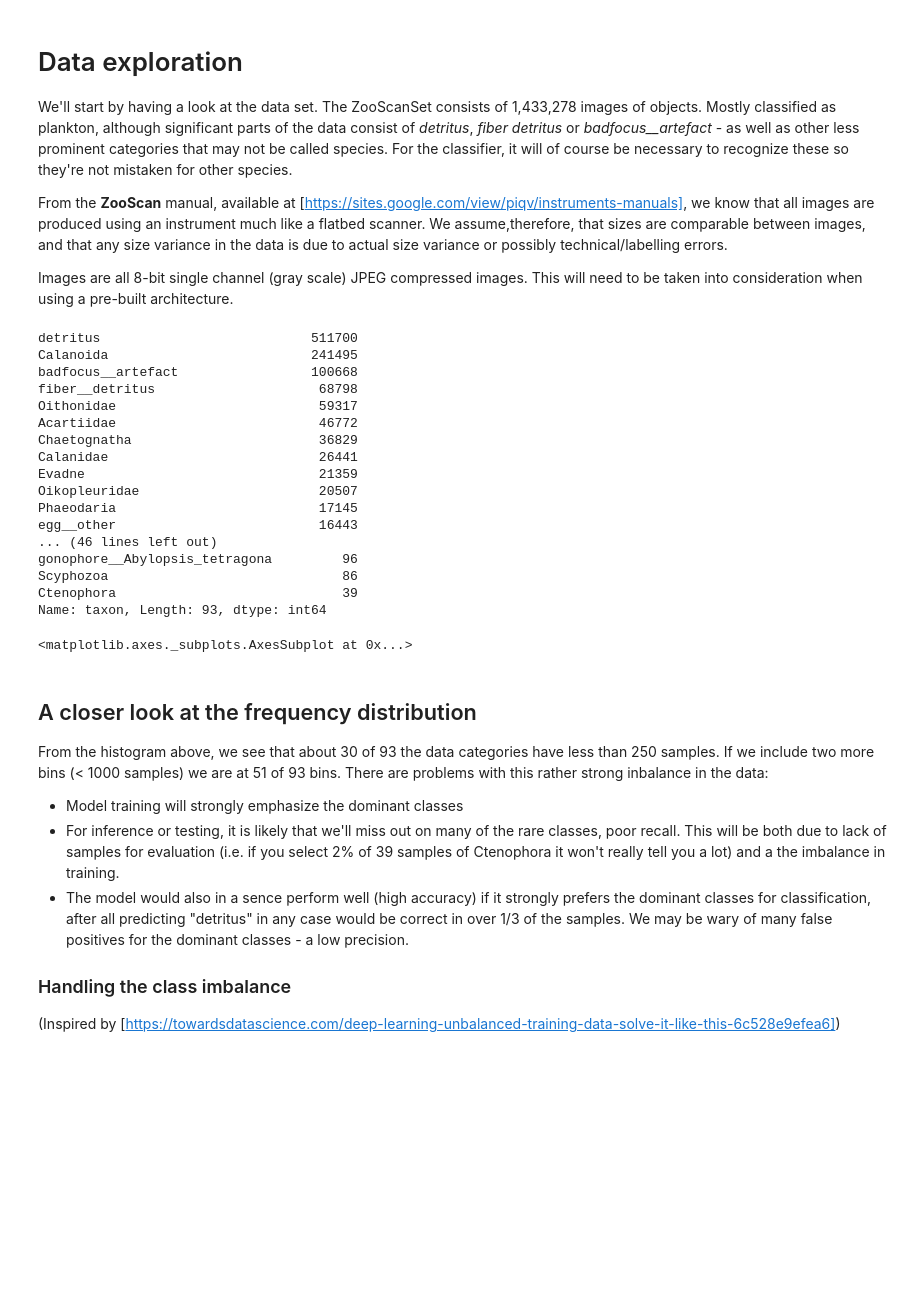
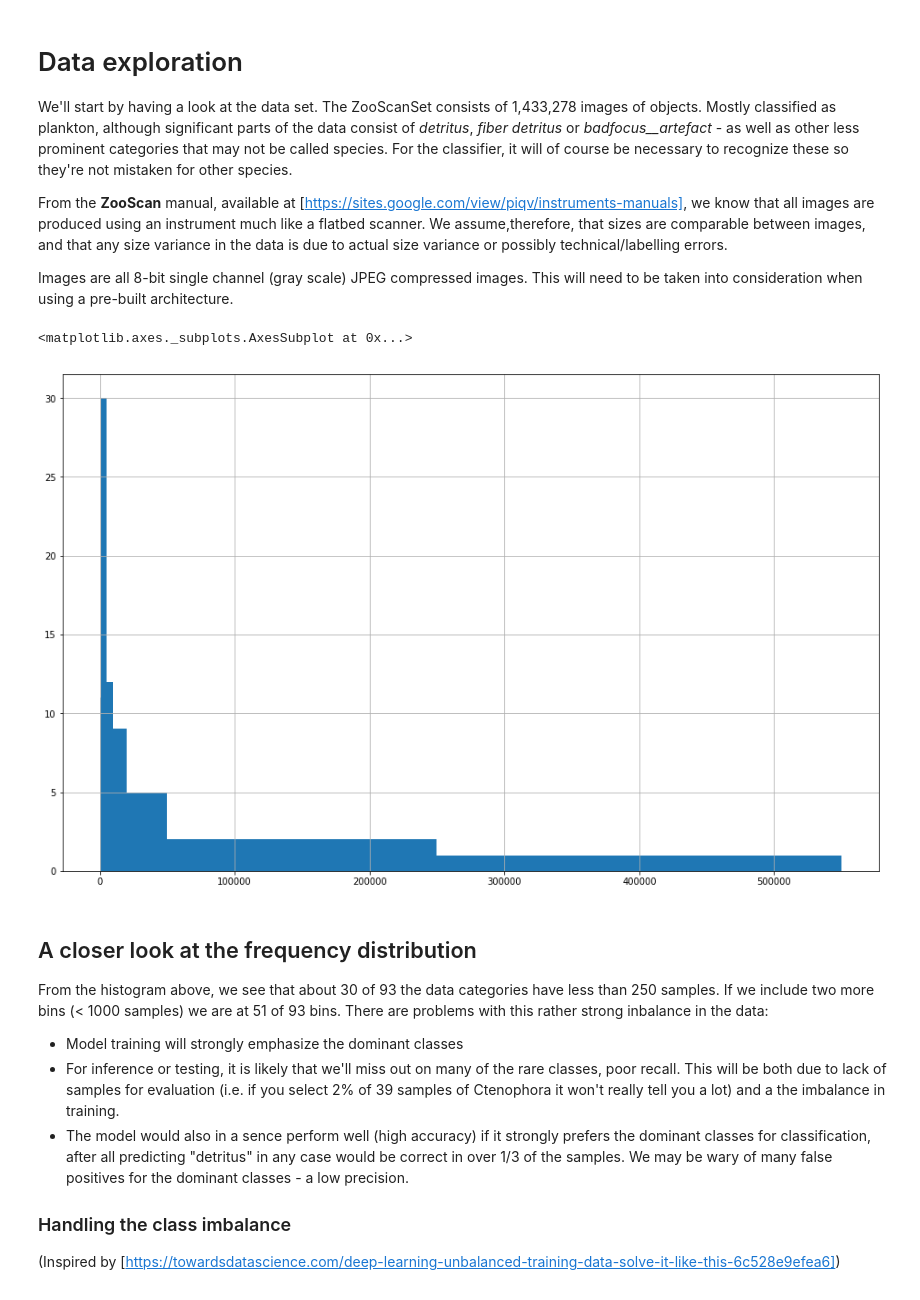
Before and after one commit to hvagstol/inf368, a Jupyter notebook: ex1/datagenerator.ipynb, the cells around one changed output. Cells and saved outputs as stored; diff of their text form; code cells hidden in the pictures; blank space fills up the shorter version.

```diff
--- a/ex1/datagenerator.ipynb
+++ b/ex1/datagenerator.ipynb
@@ -9,38 +9,22 @@ Images are all 8-bit single channel (gray scale) JPEG compressed images. This wi
 # %%
 import numpy as np
 import pandas as pd
 import matplotlib.pyplot as plt
 
 # load data
-taxa = pd.read_csv('../../data/ZooScanSet/taxa.csv', usecols=["objid","taxon"])
+taxa = pd.read_csv('../../data/zooscannet/ZooScanSet/taxa.csv', usecols=["objid","taxon"])
 
 # we first have a look at the data.
 taxa_distribution = taxa['taxon'].value_counts()
 
 # look at the frequency distribution
-print(taxa_distribution)
+#print(taxa_distribution)
 
 taxa['taxon'].value_counts().hist(bins=[0,250,500,1000,5000,10000,20000,50000,100000,250000,550000],
                                   figsize=(16,10))
 # %% [output]
-detritus                           511700
-Calanoida                          241495
-badfocus__artefact                 100668
-fiber__detritus                     68798
-Oithonidae                          59317
-Acartiidae                          46772
-Chaetognatha                        36829
-Calanidae                           26441
-Evadne                              21359
-Oikopleuridae                       20507
-Phaeodaria                          17145
-egg__other                          16443
-... (46 lines left out)
-gonophore__Abylopsis_tetragona         96
-Scyphozoa                              86
-Ctenophora                             39
-Name: taxon, Length: 93, dtype: int64
+<matplotlib.axes._subplots.AxesSubplot at 0x...>
-<matplotlib.axes._subplots.AxesSubplot at 0x...>
+[figure, added]
 # %% [markdown]
 
 ## A closer look at the frequency distribution
```
Also changed, not shown: parts of 8 cells of this notebook, 2 other files.
